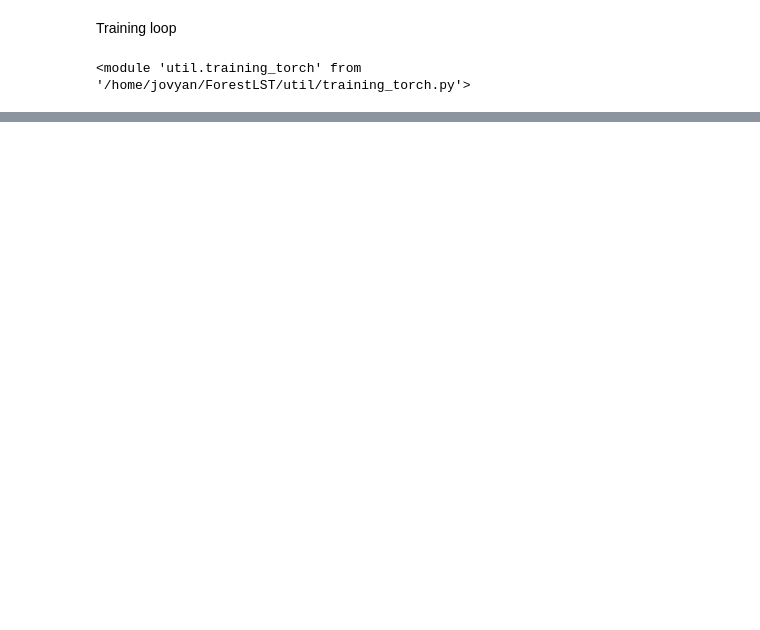
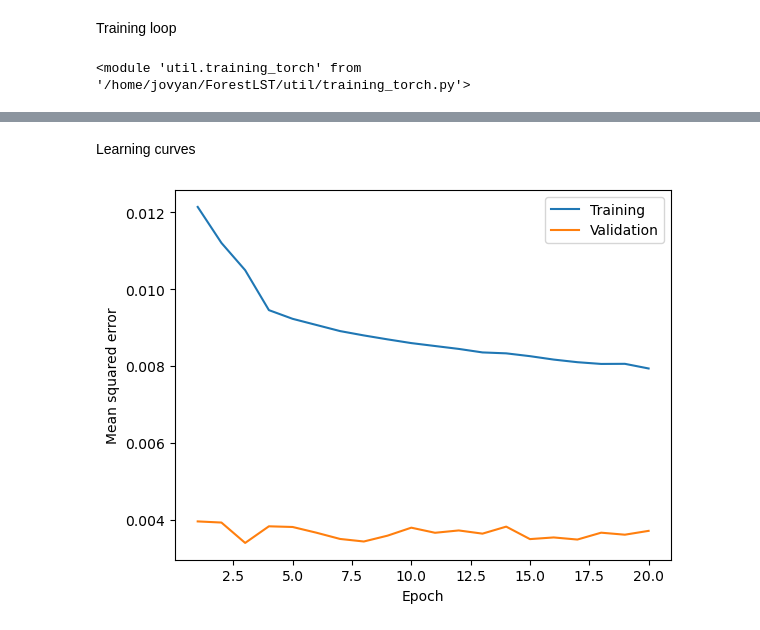
Before and after one commit to s-kganz/ForestLST, a Jupyter notebook: notebooks/preisler_convnet.ipynb, the cells around one changed output, grey strips where cells are left out. Drawn from its saved outputs; the diff is of its cells as text; code cells hidden in the pictures; blank space fills up the shorter version.

```diff
--- a/notebooks/preisler_convnet.ipynb
+++ b/notebooks/preisler_convnet.ipynb
@@ -78,10 +113,18 @@ class DamageConvLSTM(torch.nn.Module):
 
         self.conv    = torch.nn.Conv2d(hidden_dim, 1, kernel_size=1)
         self.sigmoid = torch.nn.Sigmoid()
+        self.bn      = torch.nn.BatchNorm3d(input_dim)
 
     def forward(self, X):
-        # Add a channel axis
-        X = X.unsqueeze(2)
+        # Torch expects the channel axis to be second, but convlstm expects it
+        # to be third. So we have to permute the input, batchnorm it, and then
+        # permute it back.
+        # (N, T, C, H, W) -> (N, C, T, H, W)
+        X = X.permute(0, 2, 1, 3, 4)
+        X = self.bn(X)
+        # (N, C, T, H, W) -> (N, T, C, H, W)
+        X = X.permute(0, 2, 1, 3, 4)
+
         # Pass to convlstm
         X = self.convlstm(X)[1][0][0]
         # Convolve out the hidden dimensions
@@ -93,7 +136,8 @@ class DamageConvLSTM(torch.nn.Module):
 # %%
 from util.convlstm import ConvLSTM
 
-input_channel = 1
+input_vars = ["pct_mortality", "fire", "ppt_sum"]
+input_channel = len(input_vars)
 hidden_dim = 16
 num_layers = 3
 kernel = (3, 3)
@@ -129,9 +171,9 @@ Testing years: [2015 2016 2017 2018 2019]
 # %%
 # N.b. we could boost the number of samples by allowing up to 20% NA in each window and then
 # replacing these values with zero in the dataloader.
-train_wds = util.training.WindowXarrayDataset(ds.sel(year=train_years).pct_mortality, window)
-valid_wds = util.training.WindowXarrayDataset(ds.sel(year=valid_years).pct_mortality, window)
-test_wds  = util.training.WindowXarrayDataset(ds.sel(year= test_years).pct_mortality, window)
+train_wds = util.training.WindowXarrayDataset(ds.sel(year=train_years), window, mask_var="pct_mortality")
+valid_wds = util.training.WindowXarrayDataset(ds.sel(year=valid_years), window, mask_var="pct_mortality")
+test_wds  = util.training.WindowXarrayDataset(ds.sel(year= test_years), window, mask_var="pct_mortality")
 
 print("Count of examples")
 print("Training:", len(train_wds))
@@ -169,7 +235,8 @@ reload(util.training)
 # %%
 import torchmetrics
 
-model_name = "convlstm__4_4_5__1channel__temporal"
+model_name = "convlstm__4_4_5__mort_fire_ppt__temporal"
+os.makedirs(f"logs/{model_name}", exist_ok=True)
 
 def image_mse_loss(output, target):
     err = (output - target) ** 2
@@ -180,6 +247,7 @@ m = DamageConvLSTM(input_channel, 8, kernel, num_layers, batch_first=True)
 opt  = torch.optim.Adam(m.parameters(), lr=0.005)
 metrics = [
     torchmetrics.regression.ExplainedVariance(),
+    torchmetrics.regression.MeanSquaredError()
     #torchmetrics.regression.R2Score()
 ]
 trainer = util.training.BaseTrainer(
@@ -188,4 +256,5 @@ trainer = util.training.BaseTrainer(
     n_epochs=20,
     tensorboard_log=os.path.join("logs", model_name, "history"),
     model_log=os.path.join("logs", model_name, "model.pth"),
+    #timing_log=os.path.join("logs", model_name, "timing.json")
 )
@@ -228,0 +298,17 @@ MSE: tensor(0.0227)
+# %% [markdown]
+Learning curves
+# %%
+fig, ax = plt.subplots()
+
+epoch = np.arange(1, len(trainer.history["Loss/train"])+1)
+
+ax.plot(epoch, trainer.history["Loss/train"], label="Training")
+ax.plot(epoch, list(map(lambda x: x.cpu(), trainer.history["Loss/valid"])), label="Validation")
+
+plt.xlabel("Epoch")
+plt.ylabel("Mean squared error")
+plt.legend()
+
+plt.show()
+# %% [output]
+[figure, added]
```
Also changed, not shown: parts of 16 cells of this notebook.
